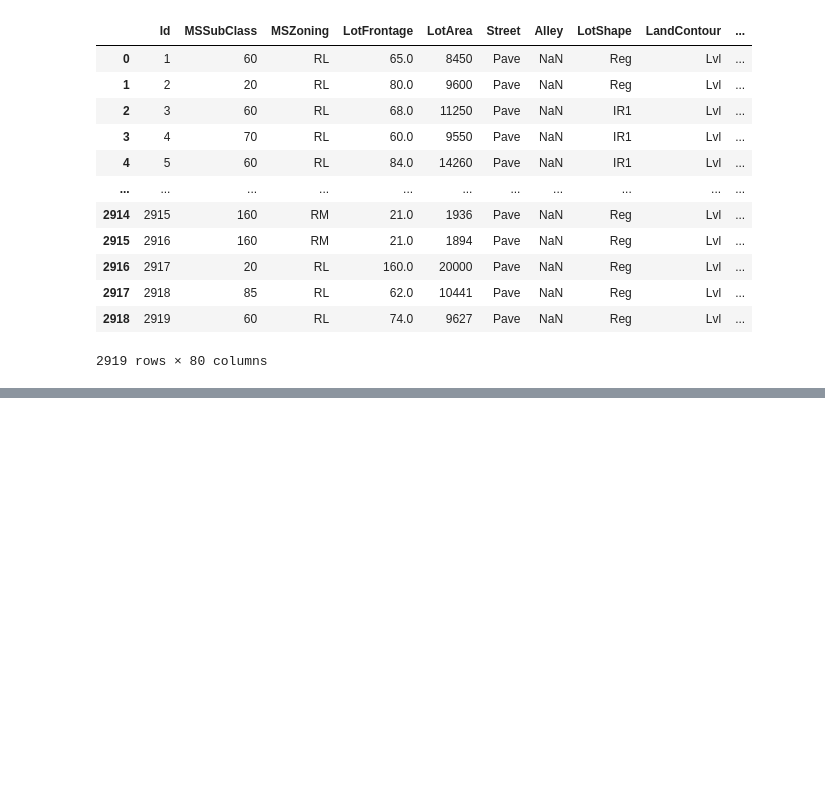
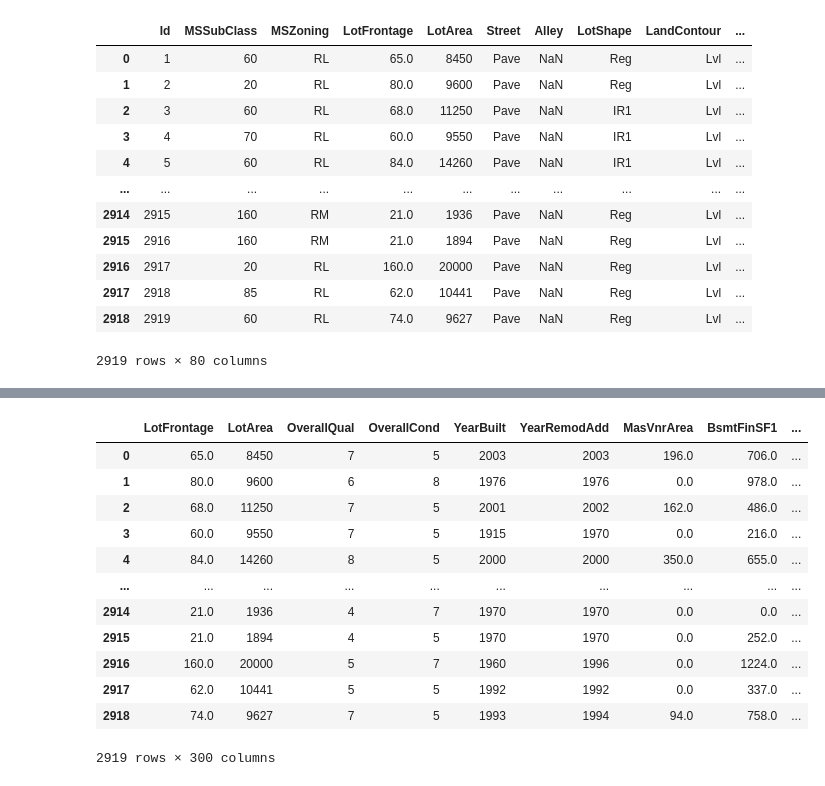
Before and after one commit to alrb2005/MechaineLearing-0716-, a Jupyter notebook: House_linear.ipynb, the cells around one changed output, grey strips where cells are left out. Drawn from its saved outputs; the diff is of its cells as text; code cells hidden in the pictures; blank space fills up the shorter version.

```diff
--- a/House_linear.ipynb
+++ b/House_linear.ipynb
@@ -40,0 +79,2 @@ NameError: ignored
+# %%
+datas_drop = datas.drop(["Id", "PoolQC"], axis=1)
@@ -40,0 +96,19 @@ NameError: ignored
+# %%
+import pandas as pd
+datas_drop = pd.get_dummies(datas_drop)
+datas_drop = pd.get_dummies(datas_drop, columns=["MSSubClass"])
+datas_drop
+# %% [output]
+|  | LotFrontage | LotArea | OverallQual | OverallCond | YearBuilt | YearRemodAdd | MasVnrArea | BsmtFinSF1 | ... |
+| 0 | 65.0 | 8450 | 7 | 5 | 2003 | 2003 | 196.0 | 706.0 | ... |
+| 1 | 80.0 | 9600 | 6 | 8 | 1976 | 1976 | 0.0 | 978.0 | ... |
+| 2 | 68.0 | 11250 | 7 | 5 | 2001 | 2002 | 162.0 | 486.0 | ... |
+| 3 | 60.0 | 9550 | 7 | 5 | 1915 | 1970 | 0.0 | 216.0 | ... |
+| 4 | 84.0 | 14260 | 8 | 5 | 2000 | 2000 | 350.0 | 655.0 | ... |
+| ... | ... | ... | ... | ... | ... | ... | ... | ... | ... |
+| 2914 | 21.0 | 1936 | 4 | 7 | 1970 | 1970 | 0.0 | 0.0 | ... |
+| 2915 | 21.0 | 1894 | 4 | 5 | 1970 | 1970 | 0.0 | 252.0 | ... |
+| 2916 | 160.0 | 20000 | 5 | 7 | 1960 | 1996 | 0.0 | 1224.0 | ... |
+| 2917 | 62.0 | 10441 | 5 | 5 | 1992 | 1992 | 0.0 | 337.0 | ... |
+| 2918 | 74.0 | 9627 | 7 | 5 | 1993 | 1994 | 94.0 | 758.0 | ... |
+2919 rows × 300 columns
```
Also changed, not shown: parts of 13 cells of this notebook.
